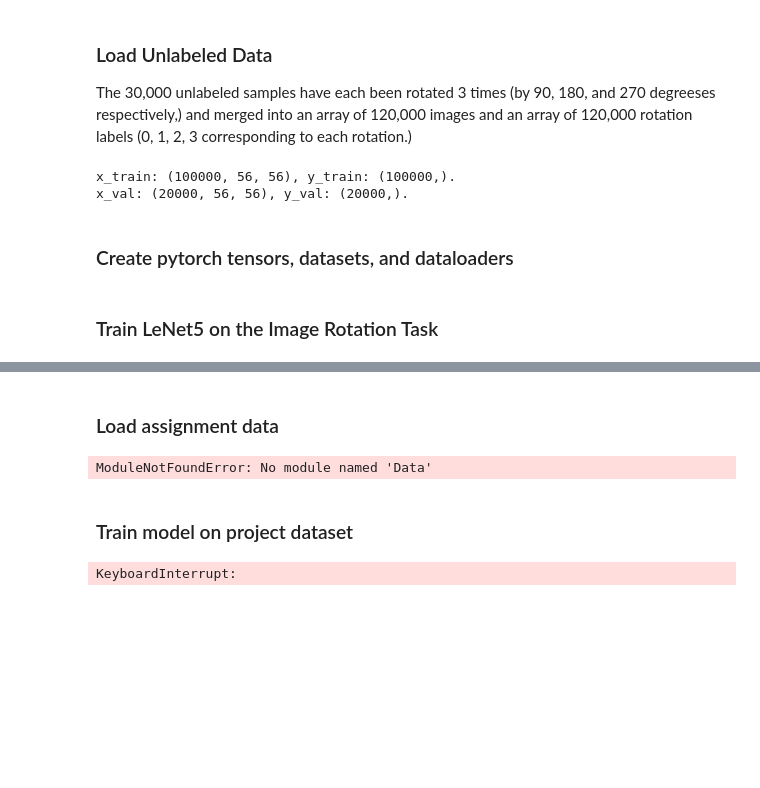
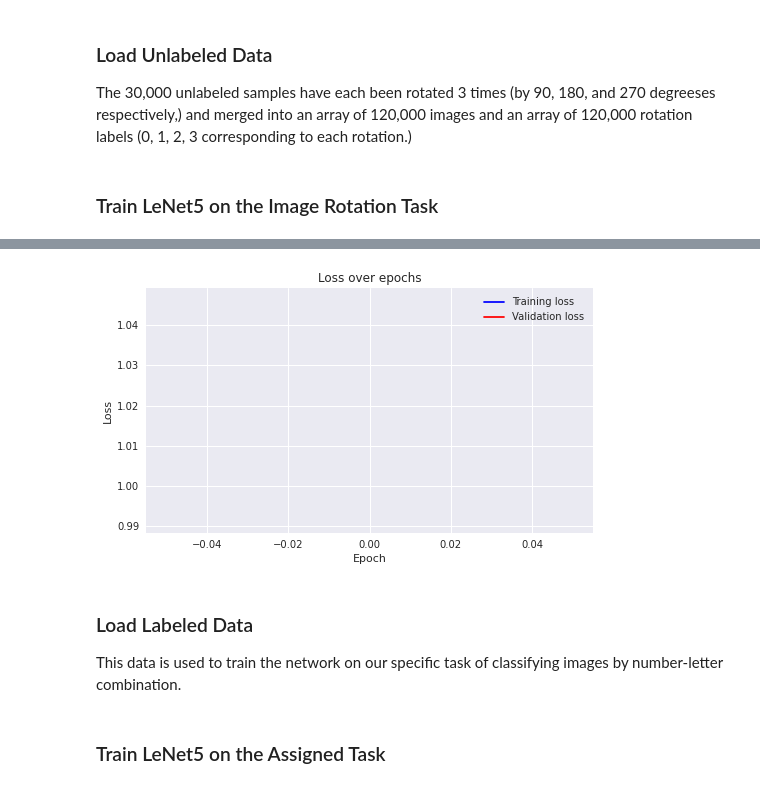
Before and after one commit to RaphaelMako/a3comp551, a Jupyter notebook: Main2.ipynb, the cells around one changed output, grey strips where cells are left out. Saved outputs shown, nothing was run; the diff lists cells and outputs as text; code cells hidden in the pictures; blank space fills up the shorter version.

Commit message:
Implement Semi-supervised learning

```diff
--- a/Main2.ipynb
+++ b/Main2.ipynb
@@ -40,14 +64,4 @@ The 30,000 unlabeled samples have each been rotated 3 times (by 90, 180, and 270
 import assignment_data as data
 
 SPLIT_INDEX = 100000 # 100,000 training and 20,000 validation
-x_train, x_val = data.split_train_and_val(data.rotated_images, split_index=SPLIT_INDEX)
-y_train, y_val = data.split_train_and_val(data.rotated_image_labels, split_index=SPLIT_INDEX)
-
-### Debugging vvv
-print(f'x_train: {x_train.shape}, y_train: {y_train.shape}.\n' +
-f'x_val: {x_val.shape}, y_val: {y_val.shape}.')
+train_dl, val_dl = get_dataloaders(data.rotated_images, data.rotated_image_labels, SPLIT_INDEX)
-# %% [output]
-x_train: (100000, 56, 56), y_train: (100000,).
-x_val: (20000, 56, 56), y_val: (20000,).
-# %% [markdown]
-### Create pytorch tensors, datasets, and dataloaders
@@ -70,15 +71,14 @@ val_dl = DataLoader(val_ds, batch_size=BATCH_SIZE)
 from model_definitions import LeNet5
 from torch import nn
 from model_training import training_loop
+import assignment_data as data
 
-def downsample(batch, size=32):
-    '''Downsamples the data to fit model requirements. I couldn't find a way around this that worked effectively...'''
-    batch = batch.view(-1, 1, 56, 56) # Resize input to make it square
-    downsample = nn.AdaptiveAvgPool2d(size) # Define a downsampling function
-    batch = downsample(batch) # Downsample the batch's image data
-    return batch
-
+LEARNING_RATE = 0.001
+BATCH_SIZE = 64
+N_EPOCHS = 7
+N_CLASSES = 4
 lenet5 = LeNet5(N_CLASSES, preprocess=downsample) # Load LeNet architecture
 optimizer = torch.optim.Adam(lenet5.parameters(), lr=LEARNING_RATE) # Load optimizer
 criterion = nn.CrossEntropyLoss() # Specifiy loss function
 model, optimizer, _ = training_loop(lenet5, criterion, optimizer, train_dl, val_dl, N_EPOCHS, DEVICE)
+# %% [output]
@@ -85,32 +86,4 @@ model, optimizer, _ = training_loop(lenet5, criterion, optimizer, train_dl, val_
+[figure, added]
-# %% [markdown]
-### Load assignment data
-# %%
-import assignment_data as data
-from torch.utils.data import TensorDataset
-
-# Dataset variables
-VAL_SPLIT = 25000
-
-# Partition labeled data into train and val datasets
-X_tmp = data.labeled_images#.reshape(-1, 3136)
-y_tmp = Data.integer_labels() # Binary to number/letter, then number/letter to unique integer represntation for each label (conv net is only happy with 1D numerical outputs)
-X_val, y_val = X_tmp[VAL_SPLIT:], y_tmp[VAL_SPLIT:]
-X_train, y_train = X_tmp[0:VAL_SPLIT], y_tmp[0:VAL_SPLIT]
-
-print(f'X_train: {X_train.shape} \ny_train: {y_train.shape}')
-print(f'X_val: {X_val.shape} \ny_val: {y_val.shape}')
-
-# Transform the labeled train and val datasets into pytorch Tensors
-X_train, y_train, X_val, y_val = map(
-    torch.tensor, (X_train, y_train, X_val, y_val)
-)
-
-# Initialize pytorch TensorDatasets
-train_ds = TensorDataset(X_train, y_train)
-val_ds = TensorDataset(X_val, y_val)
-
-# Initialize pytorch DataLoaders
-train_loader = DataLoader(train_ds, batch_size=BATCH_SIZE, shuffle=True) # Shuffled to prevent correlation betwen batch ordering and model overfitting, see: https://pytorch.org/tutorials/beginner/nn_tutorial.html#add-validation
-valid_loader = DataLoader(val_ds, batch_size=BATCH_SIZE)
-# %% [output]
-ModuleNotFoundError: No module named 'Data'
+# %% [markdown]
+### Load Labeled Data
+This data is used to train the network on our specific task of classifying images by number-letter combination.
@@ -117,2 +93,2 @@ ModuleNotFoundError: No module named 'Data'
 # %% [markdown]
-### Train model on project dataset
+### Train LeNet5 on the Assigned Task
@@ -134,4 +94,0 @@ criterion = nn.CrossEntropyLoss()
-# %%
-model, optimizer, _ = training_loop(model, criterion, optimizer, train_loader, valid_loader, N_EPOCHS, DEVICE)
-# %% [output]
-KeyboardInterrupt:
```
Also changed, not shown: parts of 8 cells of this notebook, 2 other files.
